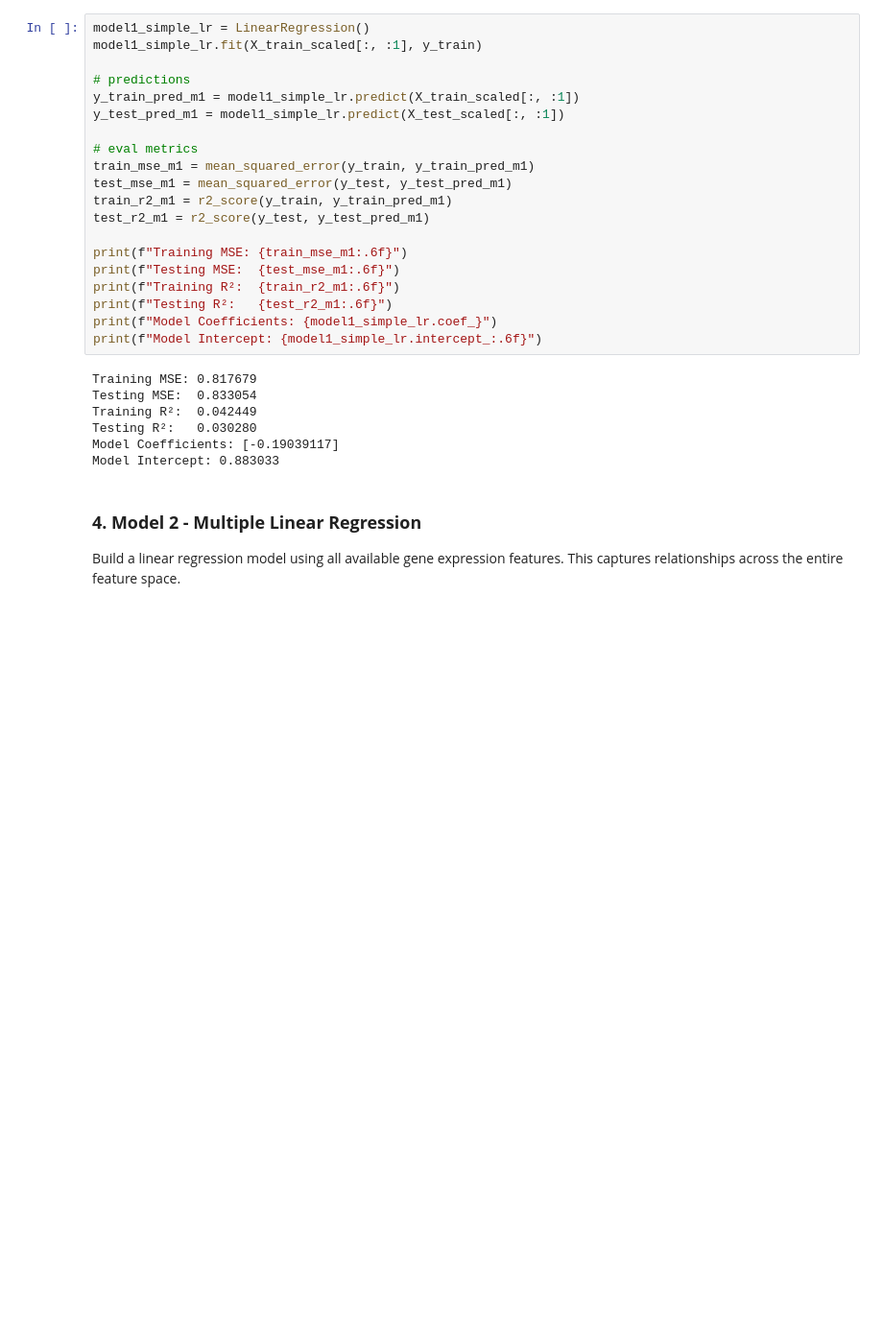
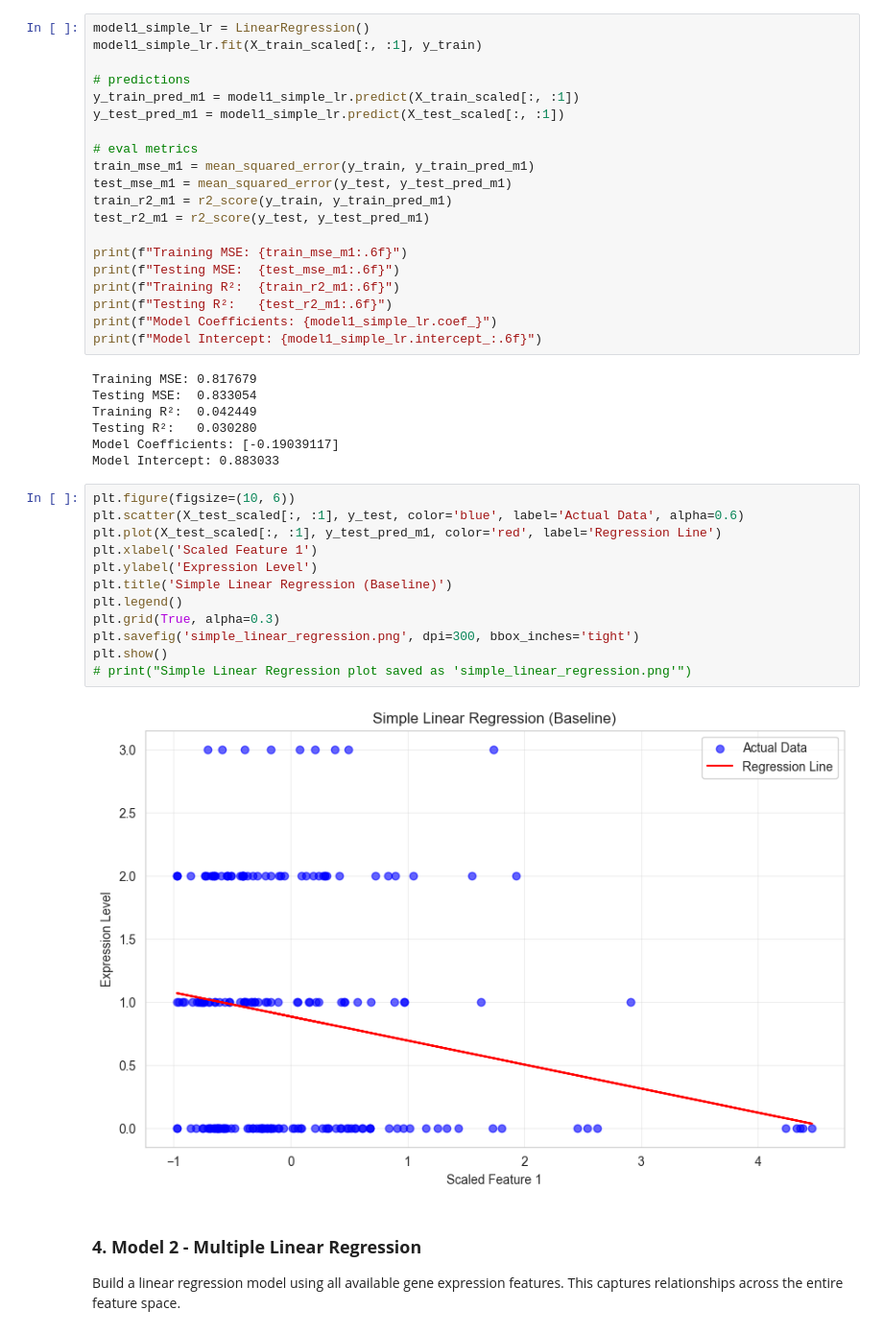
Before and after one commit to nguyuling/Group-11, a Jupyter notebook: 4_Model_Dev.ipynb, the cells around one changed output. Shown at 96% size. Drawn from its saved outputs; the diff is of its cells as text; blank space fills up the shorter version.

```diff
--- a/4_Model_Dev.ipynb
+++ b/4_Model_Dev.ipynb
@@ -95,6 +95,20 @@ Training R²:  0.042449
 Testing R²:   0.030280
 Model Coefficients: [-0.19039117]
 Model Intercept: 0.883033
+# %%
+plt.figure(figsize=(10, 6))
+plt.scatter(X_test_scaled[:, :1], y_test, color='blue', label='Actual Data', alpha=0.6)
+plt.plot(X_test_scaled[:, :1], y_test_pred_m1, color='red', label='Regression Line')
+plt.xlabel('Scaled Feature 1')
+plt.ylabel('Expression Level')
+plt.title('Simple Linear Regression (Baseline)')
+plt.legend()
+plt.grid(True, alpha=0.3)
+plt.savefig('simple_linear_regression.png', dpi=300, bbox_inches='tight')
+plt.show()
+# print("Simple Linear Regression plot saved as 'simple_linear_regression.png'")
+# %% [output]
+[figure, added]
 # %% [markdown]
 ### **4. Model 2 - Multiple Linear Regression**
 
```
Also changed, not shown: parts of 12 cells of this notebook, 10 other files.
